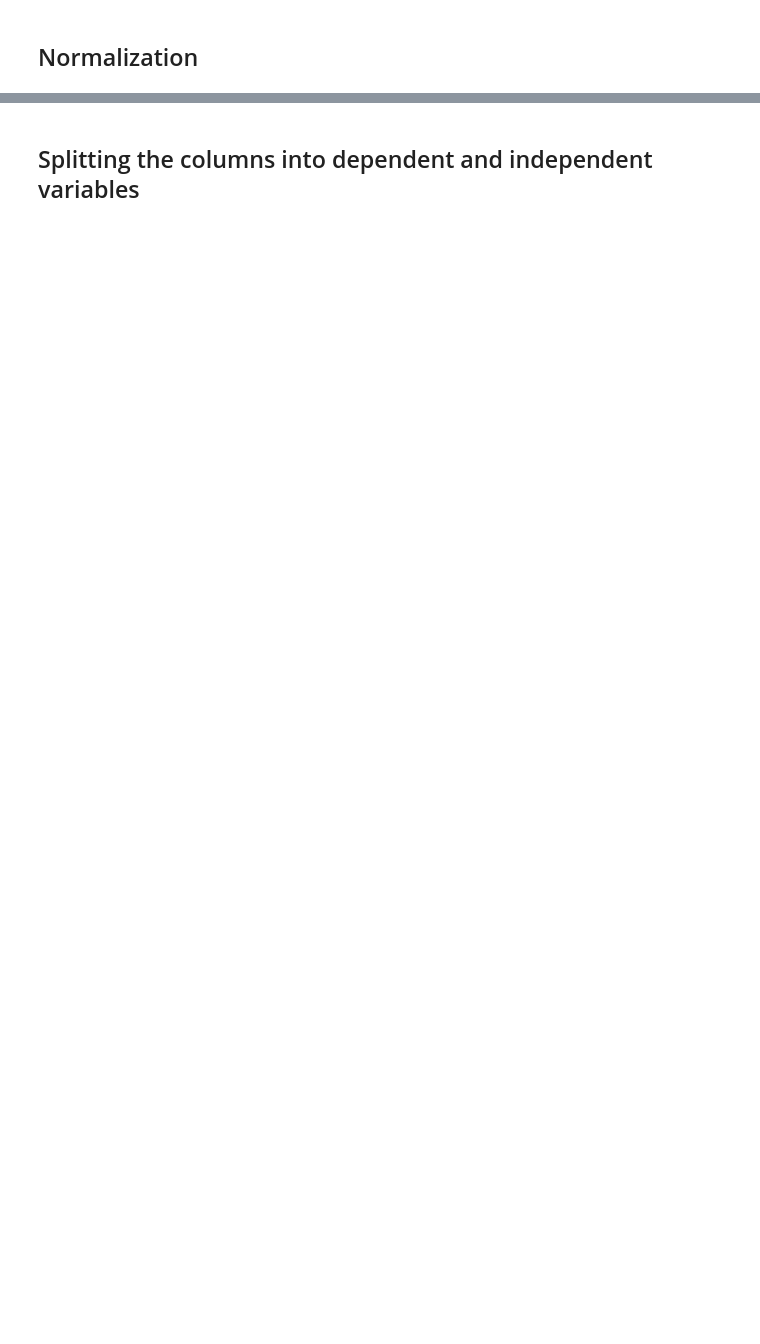
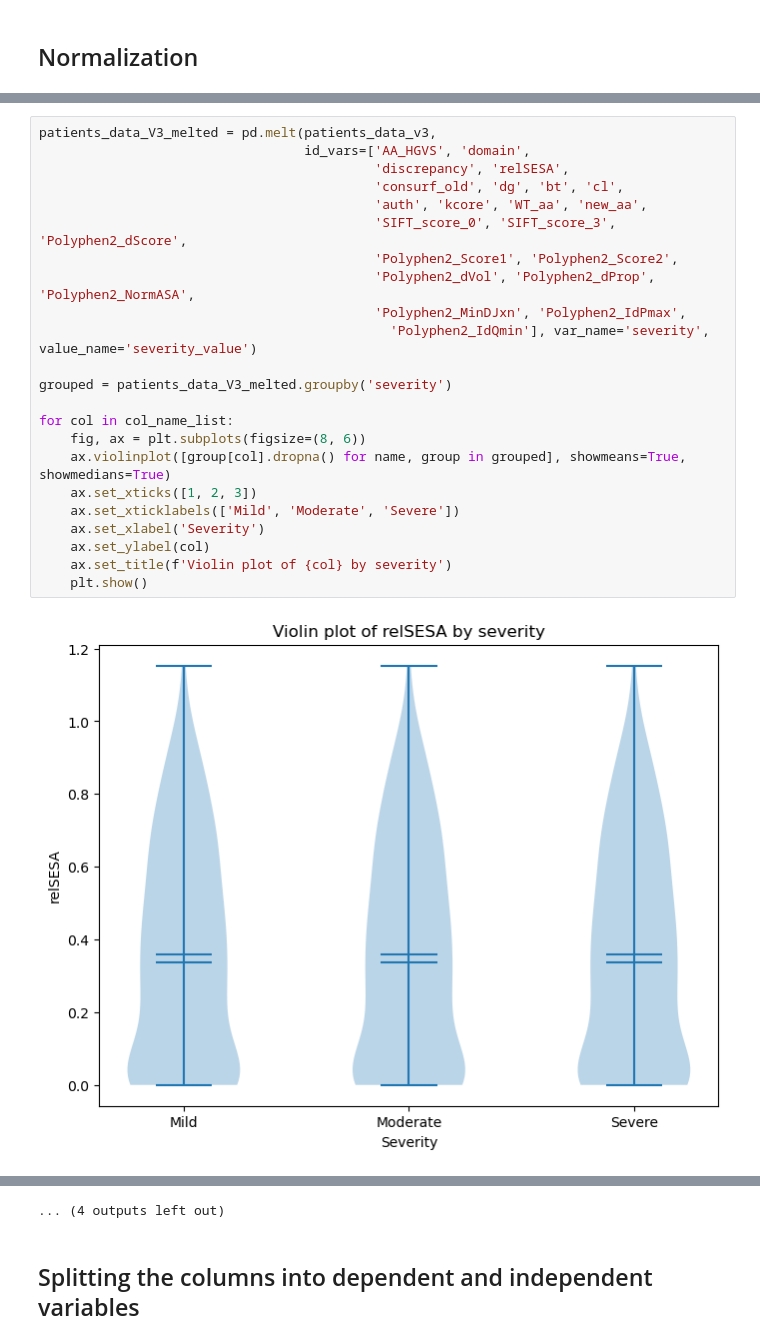
Before and after one commit to Zahrawi/hemophilia_discrepancy, a Jupyter notebook: workdir/XGBOOST.ipynb, the cells around one changed output, grey strips where cells are left out. Saved outputs shown, nothing was run; the diff lists cells and outputs as text; blank space fills up the shorter version.

```diff
--- a/workdir/XGBOOST.ipynb
+++ b/workdir/XGBOOST.ipynb
@@ -224,0 +179,25 @@ for column in columns_to_normalize:
+# %%
+patients_data_V3_melted = pd.melt(patients_data_v3,
+                                  id_vars=['AA_HGVS', 'domain',
+                                           'discrepancy', 'relSESA',
+                                           'consurf_old', 'dg', 'bt', 'cl',
+                                           'auth', 'kcore', 'WT_aa', 'new_aa',
+                                           'SIFT_score_0', 'SIFT_score_3', 'Polyphen2_dScore',
+                                           'Polyphen2_Score1', 'Polyphen2_Score2',
+                                           'Polyphen2_dVol', 'Polyphen2_dProp', 'Polyphen2_NormASA',
+                                           'Polyphen2_MinDJxn', 'Polyphen2_IdPmax',
+                                             'Polyphen2_IdQmin'], var_name='severity', value_name='severity_value')
+
+grouped = patients_data_V3_melted.groupby('severity')
+
+for col in col_name_list:
+    fig, ax = plt.subplots(figsize=(8, 6))
+    ax.violinplot([group[col].dropna() for name, group in grouped], showmeans=True, showmedians=True)
+    ax.set_xticks([1, 2, 3])
+    ax.set_xticklabels(['Mild', 'Moderate', 'Severe'])
+    ax.set_xlabel('Severity')
+    ax.set_ylabel(col)
+    ax.set_title(f'Violin plot of {col} by severity')
+    plt.show()
+# %% [output]
+[figure, added]
@@ -225,3 +215,4 @@ for column in columns_to_normalize:
+... (4 outputs left out)
 # %% [markdown]
 ## Splitting the columns into dependent and independent variables
 # %%
```
Also changed, not shown: parts of 52 cells of this notebook.
